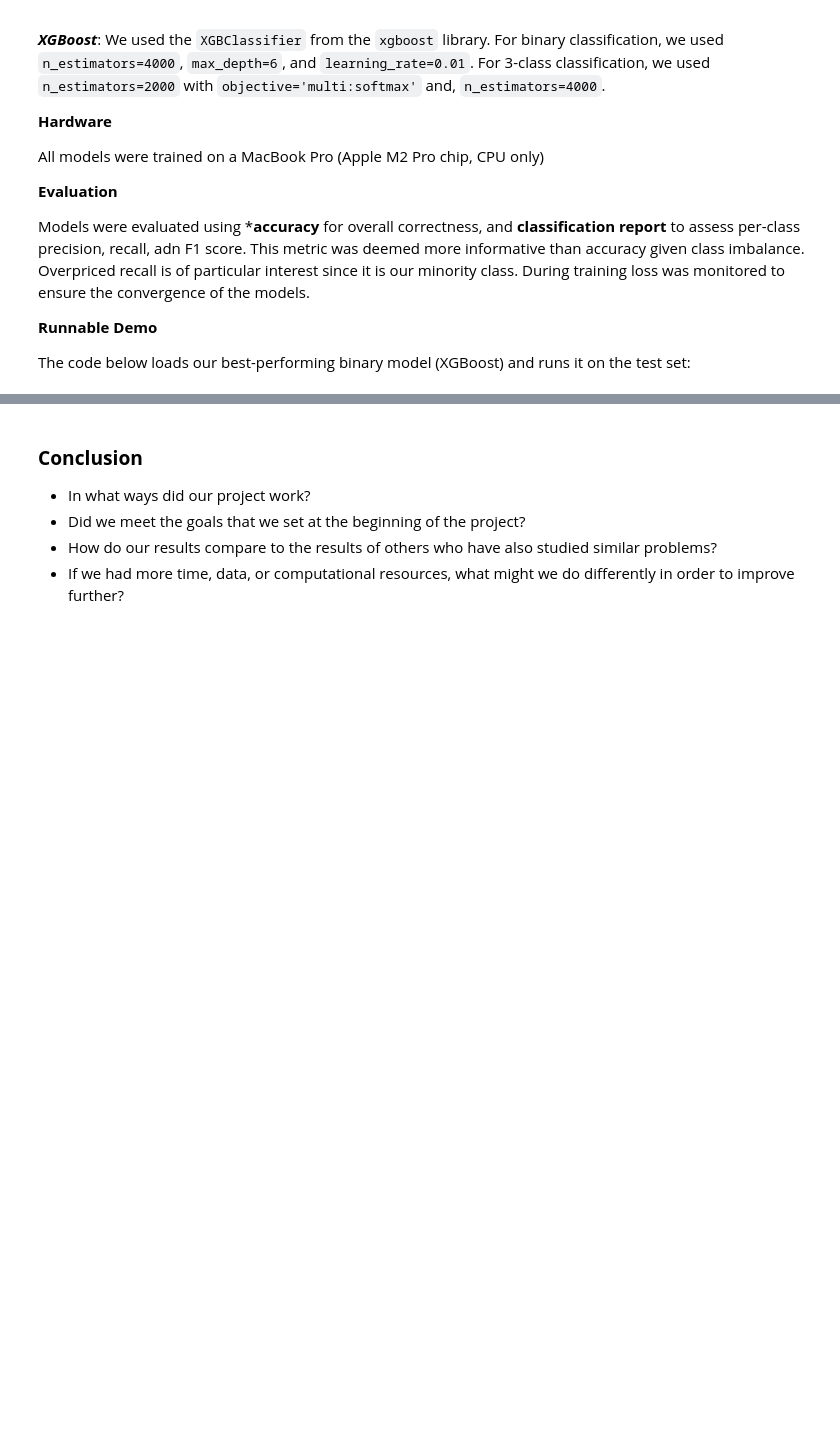
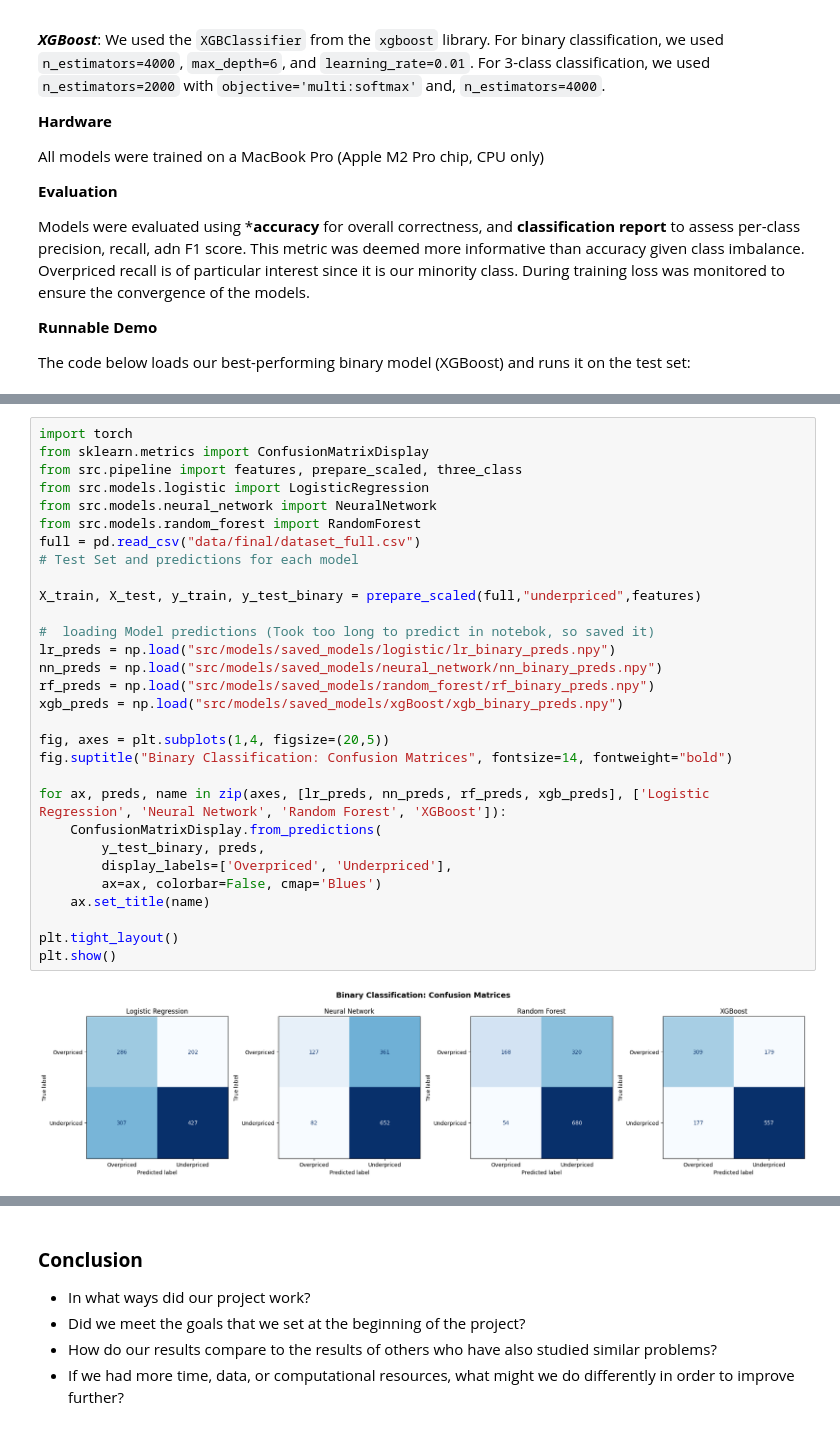
Before and after one commit to A-Kester/ipologists, a Jupyter notebook: report.ipynb, the cells around one changed output, grey strips where cells are left out. Saved outputs shown, nothing was run; the diff lists cells and outputs as text; blank space fills up the shorter version.

Commit message:
Data + Approach + results

```diff
--- a/report.ipynb
+++ b/report.ipynb
@@ -263,0 +297,32 @@ Example of
+# %%
+import torch
+from sklearn.metrics import ConfusionMatrixDisplay
+from src.pipeline import features, prepare_scaled, three_class
+from src.models.logistic import LogisticRegression
+from src.models.neural_network import NeuralNetwork
+from src.models.random_forest import RandomForest
+full = pd.read_csv("data/final/dataset_full.csv")
+# Test Set and predictions for each model
+
+X_train, X_test, y_train, y_test_binary = prepare_scaled(full,"underpriced",features)
+
+#  loading Model predictions (Took too long to predict in notebok, so saved it)
+lr_preds = np.load("src/models/saved_models/logistic/lr_binary_preds.npy")
+nn_preds = np.load("src/models/saved_models/neural_network/nn_binary_preds.npy")
+rf_preds = np.load("src/models/saved_models/random_forest/rf_binary_preds.npy")
+xgb_preds = np.load("src/models/saved_models/xgBoost/xgb_binary_preds.npy")
+
+fig, axes = plt.subplots(1,4, figsize=(20,5))
+fig.suptitle("Binary Classification: Confusion Matrices", fontsize=14, fontweight="bold")
+
+for ax, preds, name in zip(axes, [lr_preds, nn_preds, rf_preds, xgb_preds], ['Logistic Regression', 'Neural Network', 'Random Forest', 'XGBoost']):
+    ConfusionMatrixDisplay.from_predictions(
+        y_test_binary, preds,
+        display_labels=['Overpriced', 'Underpriced'],
+        ax=ax, colorbar=False, cmap='Blues')
+    ax.set_title(name)
+
+plt.tight_layout()
+plt.show()
+# %% [output]
+[figure, added]
```
Also changed, not shown: parts of 20 cells of this notebook, 20 other files.
